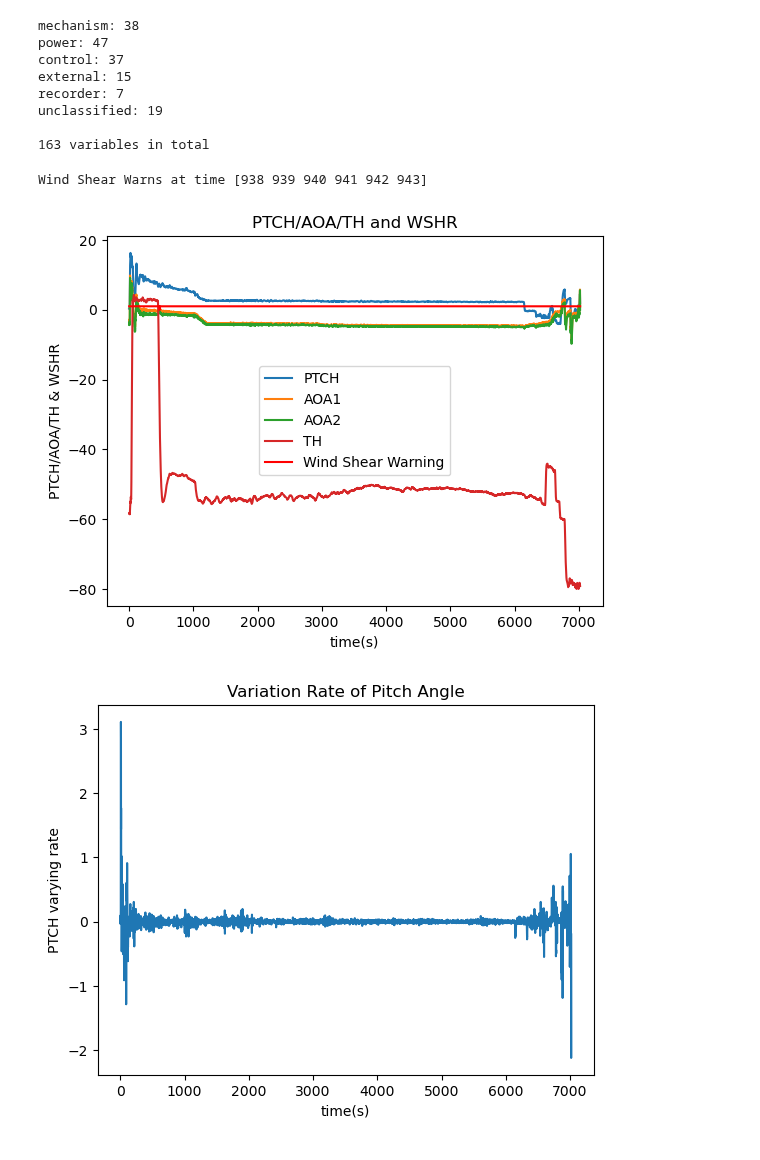
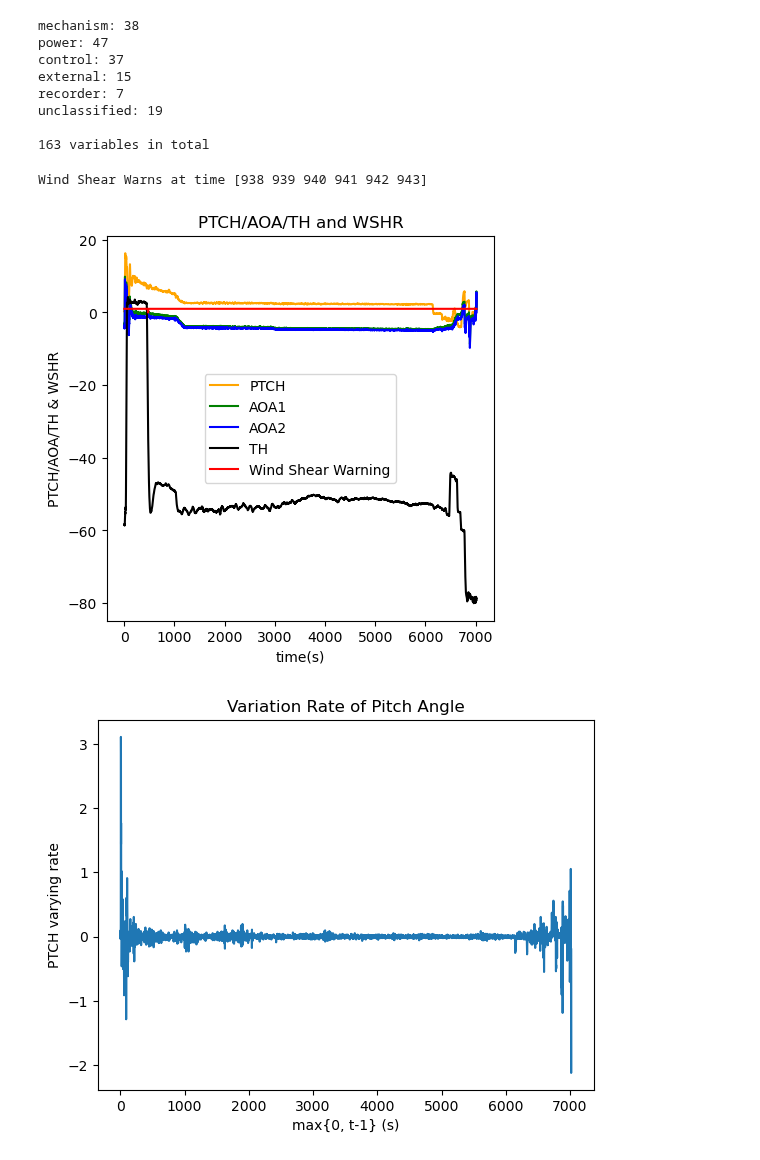
Before and after one commit to srt-uncertainty-wind/code, a Jupyter notebook: wshrRelabel.ipynb, the cells around one changed output. Saved outputs shown, nothing was run; the diff lists cells and outputs as text; code cells hidden in the pictures.

```diff
--- a/wshrRelabel.ipynb
+++ b/wshrRelabel.ipynb
@@ -93,7 +93,7 @@ def dataSampling(var_data, var_rate, wshr_data):
     #     sampling_data = sampling_data
     return sampling_data
 
-def dataConstruct(work_folder_path, work_mat_name, variable_list, is_all_variable = False):
+def dataConstruct(work_folder_path, work_mat_name, variable_list, normalized = False, is_all_variable = False):
     # 读取工作mat
     work_mat = loadmat(os.path.join(work_folder_path, work_mat_name))
 
@@ -120,9 +120,10 @@ def dataConstruct(work_folder_path, work_mat_name, variable_list, is_all_variabl
     # 生成解释变量X和分类变量Y
     X = np.squeeze(np.array(sampling_data_list)).T
     Y = np.array(wshr_data).reshape(-1,1)
-    # # 数据标准化
-    # s_scaler = StandardScaler()
-    # X = s_scaler.fit_transform(X)
+    if normalized:
+        # 数据标准化
+        s_scaler = StandardScaler()
+        X = s_scaler.fit_transform(X)
 
     wshr_class_idx = [np.where(Y == 0)[0], np.where(Y == 1)[0]]
     # print(X.shape, Y.shape)
@@ -159,53 +160,56 @@ def dataConstruct(work_folder_path, work_mat_name, variable_list, is_all_variabl
 # 判据三：俯仰姿态(PTCH) = 迎角(AOA) + 轨迹角(TH)，变化率不超过5度
 variable_list = ['PTCH', 'AOA1', 'AOA2', 'TH']
 '''
-AOA1和AOA2能否做平均？TH和AOA如何生成PTCH？
+TH, TRK, TRKM可以视为一族变量，趋势极度相似。并不像是民航标准里的flight path angle，应该是“俯视飞机”的视角下的“前进方向角”
+AOA1和AOA2能否做平均？
 '''
 
 # 构建数据集
-X, Y = dataConstruct(exception_folder_paths[3], os.listdir(exception_folder_paths[3])[2], variable_list)
+X, Y = dataConstruct(exception_folder_paths[3], os.listdir(exception_folder_paths[3])[2], variable_list, normalized=False)
 # 读取聚类标签
-cluster_labels = np.load('../result/variable_clustering/DBSCAN/cluster_labels_e[3][2].npy')
+cluster_labels = np.load('../result/variable_cluster/DBSCAN/cluster_labels_e[3][2].npy')
 # 抽取训练集中的有效数据
 X, Y = X[cluster_labels == 2-1], Y[cluster_labels == 2-1]
+# X, Y = X[cluster_labels == 3-1], Y[cluster_labels == 3-1]
 
 PTCH_diff = X[1:, 0] - X[:-1, 0]
 
 # 绘制X的时间变化
-plt.figure()
+plt.figure(figsize=(5,5))
+color_list = ['orange', 'green', 'blue', 'black', 'purple', 'pink']
 for i, var_name in enumerate(variable_list):
-    plt.plot(range(len(Y)), X[:, i], label=var_name)
+    plt.plot(range(len(Y)), X[:, i], c=color_list[i], label=var_name)
 plt.plot(range(len(Y)), Y, c='red', label='Wind Shear Warning')
 plt.xlabel('time(s)')
 plt.ylabel('PTCH/AOA/TH & WSHR')
 plt.title('PTCH/AOA/TH and WSHR')
 plt.legend()
 # if np.std(X[:, 2]) > 1e-1:
 #     plt.savefig(f"../result/wshr_classify/supervised/SVM/figures_WS&WD&TAS/{work_mat_name}.png")
 plt.show()
 
 # 绘制俯仰姿态的时序差分图
 plt.figure()
 plt.plot(range(len(PTCH_diff)), PTCH_diff)
 plt.title('Variation Rate of Pitch Angle')
-plt.xlabel('time(s)')
+plt.xlabel('max{0, t-1} (s)')
 plt.ylabel('PTCH varying rate')
 plt.show()
 
 # 绘制X的三维散点图
 wshr_class_idx = [np.where(Y == 0)[0], np.where(Y == 1)[0]]
 fig = plt.figure(figsize=(5, 5))
 ax = fig.add_subplot(111, projection='3d')
 ax.scatter(X[wshr_class_idx[1], 0], X[wshr_class_idx[1], 1], X[wshr_class_idx[1], 3], c='green', s = 10, label='WSHR = 1')
 ax.scatter(X[wshr_class_idx[0], 0], X[wshr_class_idx[0], 1], X[wshr_class_idx[0], 3], c='red', s = 50, label='WSHR = 0')
 ax.set_xlabel(variable_list[0])
 ax.set_ylabel(variable_list[1])
 ax.set_zlabel(variable_list[3])
 ax.legend()
 plt.tight_layout()
 plt.show()
 # %% [output]
 Wind Shear Warns at time [938 939 940 941 942 943]
-[figure, old version]
+[figure, new version]
-[figure, old version]
+[figure, new version]
 [figure]
```
Also changed, not shown: parts of 5 cells of this notebook, 1 other file.
